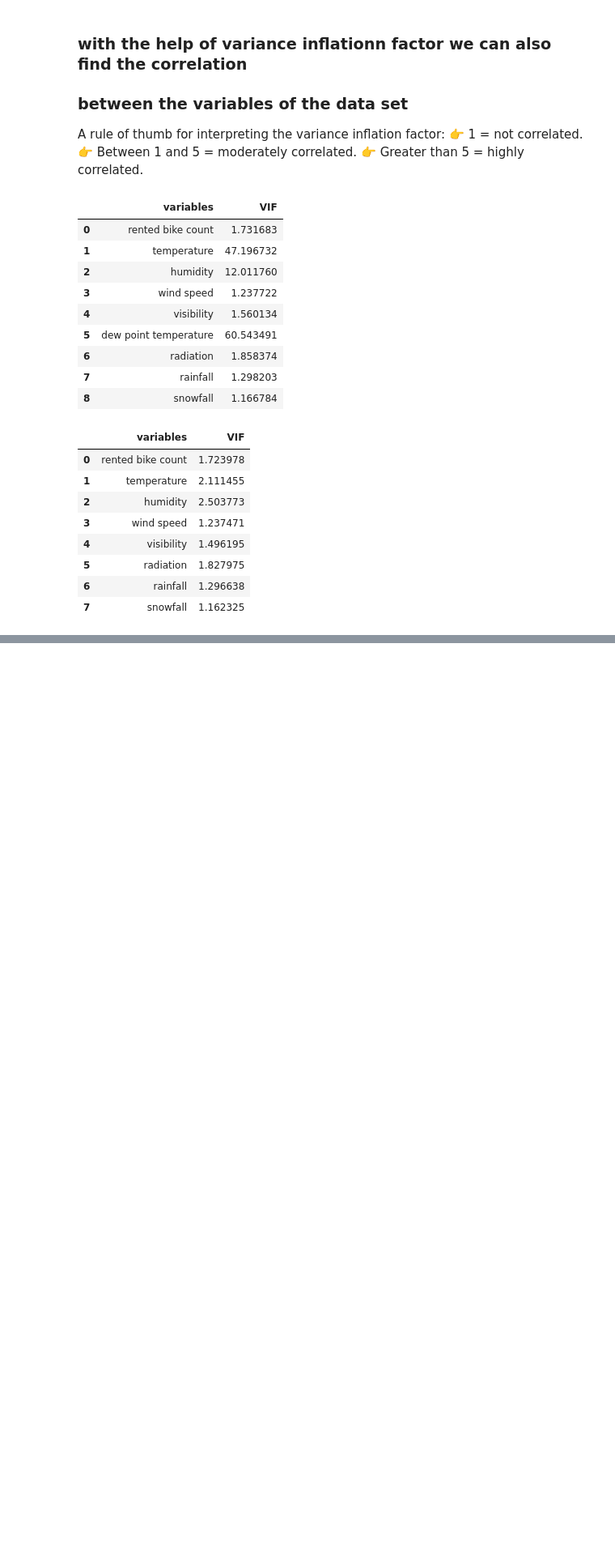
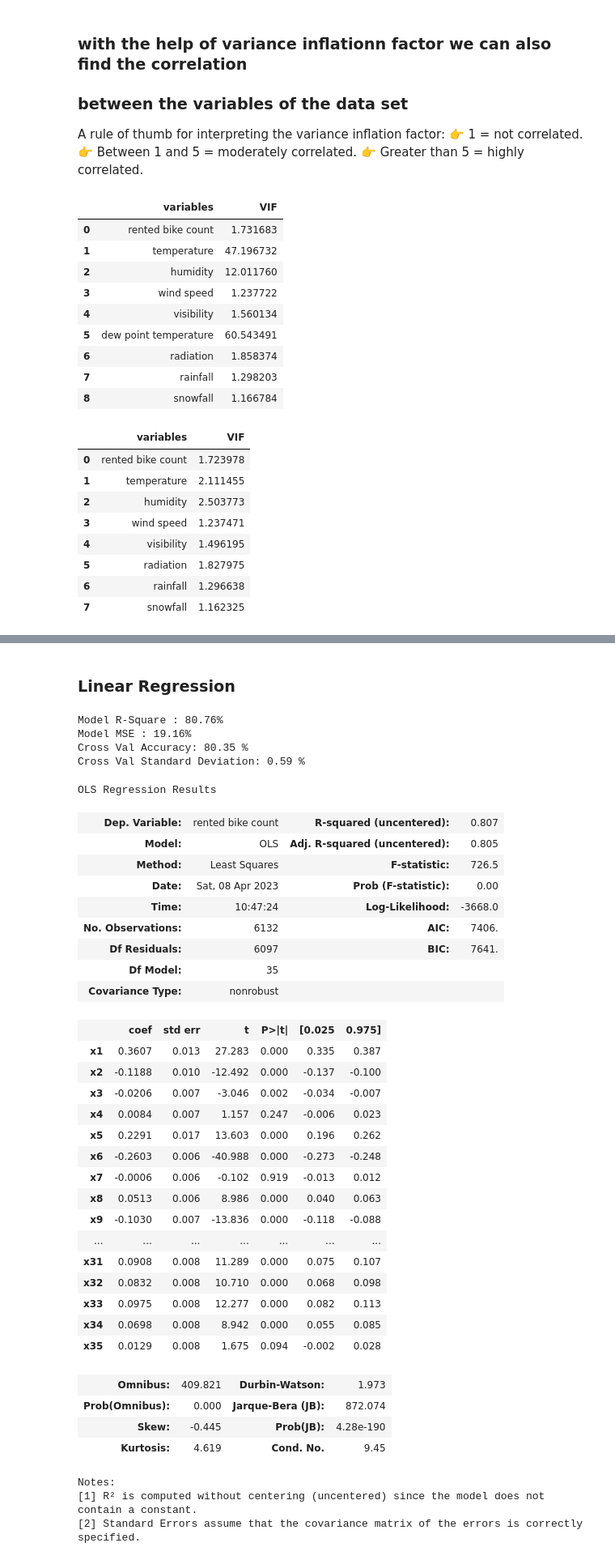
Before and after one commit to satyam-9/Rental_bike_count_prediction, a Jupyter notebook: Rental-bike-prediction.ipynb, the cells around one changed output, grey strips where cells are left out. Shown: that part at 81% size. Saved outputs shown, nothing was run; the diff lists cells and outputs as text; code cells hidden in the pictures; blank space fills up the shorter version.

```diff
--- a/Rental-bike-prediction.ipynb
+++ b/Rental-bike-prediction.ipynb
@@ -305,0 +346,3 @@ del X['dew point temperature'] #this feature is highly correlated
+# %%
+#splitting our dataset in 80% training and 20% testset
+X_train,X_test,y_train,y_test=train_test_split(X,y,test_size=0.30,random_state=0)
@@ -305,0 +374,17 @@ del X['dew point temperature'] #this feature is highly correlated
+# %% [markdown]
+### Linear Regression
+# %%
+model=LinearRegression()
+model.fit(X_train,y_train)
+y_pred=model.predict(X_test)
+print(f"Model R-Square : {r2_score(y_test,y_pred)*100:.2f}%")
+print(f"Model MSE : {mean_squared_error(y_test,y_pred)*100:.2f}%")
+accuracies = cross_val_score(estimator = model, X = X_train, y = y_train, cv = 5)
+print("Cross Val Accuracy: {:.2f} %".format(accuracies.mean()*100))
+print("Cross Val Standard Deviation: {:.2f} %".format(accuracies.std()*100))
+model_comparison['Linear Regression']=[r2_score(y_test,y_pred),mean_squared_error(y_test,y_pred),(accuracies.mean()),(accuracies.std())]
+# %% [output]
+Model R-Square : 80.76%
+Model MSE : 19.16%
+Cross Val Accuracy: 80.35 %
+Cross Val Standard Deviation: 0.59 %
@@ -305,0 +393,38 @@ del X['dew point temperature'] #this feature is highly correlated
+# %%
+import statsmodels.api as sm
+lin_reg=sm.OLS(y_train,X_train).fit()
+lin_reg.summary()
+# %% [output]
+OLS Regression Results
+| Dep. Variable: | rented bike count | R-squared (uncentered): | 0.807 |
+| Model: | OLS | Adj. R-squared (uncentered): | 0.805 |
+| Method: | Least Squares | F-statistic: | 726.5 |
+| Date: | Sat, 08 Apr 2023 | Prob (F-statistic): | 0.00 |
+| Time: | 10:47:24 | Log-Likelihood: | -3668.0 |
+| No. Observations: | 6132 | AIC: | 7406. |
+| Df Residuals: | 6097 | BIC: | 7641. |
+| Df Model: | 35 |  |  |
+| Covariance Type: | nonrobust |  |  |
+|  | coef | std err | t | P>|t| | [0.025 | 0.975] |
+| x1 | 0.3607 | 0.013 | 27.283 | 0.000 | 0.335 | 0.387 |
+| x2 | -0.1188 | 0.010 | -12.492 | 0.000 | -0.137 | -0.100 |
+| x3 | -0.0206 | 0.007 | -3.046 | 0.002 | -0.034 | -0.007 |
+| x4 | 0.0084 | 0.007 | 1.157 | 0.247 | -0.006 | 0.023 |
+| x5 | 0.2291 | 0.017 | 13.603 | 0.000 | 0.196 | 0.262 |
+| x6 | -0.2603 | 0.006 | -40.988 | 0.000 | -0.273 | -0.248 |
+| x7 | -0.0006 | 0.006 | -0.102 | 0.919 | -0.013 | 0.012 |
+| x8 | 0.0513 | 0.006 | 8.986 | 0.000 | 0.040 | 0.063 |
+| x9 | -0.1030 | 0.007 | -13.836 | 0.000 | -0.118 | -0.088 |
+| ... | ... | ... | ... | ... | ... | ... |
+| x31 | 0.0908 | 0.008 | 11.289 | 0.000 | 0.075 | 0.107 |
+| x32 | 0.0832 | 0.008 | 10.710 | 0.000 | 0.068 | 0.098 |
+| x33 | 0.0975 | 0.008 | 12.277 | 0.000 | 0.082 | 0.113 |
+| x34 | 0.0698 | 0.008 | 8.942 | 0.000 | 0.055 | 0.085 |
+| x35 | 0.0129 | 0.008 | 1.675 | 0.094 | -0.002 | 0.028 |
+| Omnibus: | 409.821 | Durbin-Watson: | 1.973 |
+| Prob(Omnibus): | 0.000 | Jarque-Bera (JB): | 872.074 |
+| Skew: | -0.445 | Prob(JB): | 4.28e-190 |
+| Kurtosis: | 4.619 | Cond. No. | 9.45 |
+Notes:
+[1] R² is computed without centering (uncentered) since the model does not contain a constant.
+[2] Standard Errors assume that the covariance matrix of the errors is correctly specified.
```
Also changed, not shown: parts of 44 cells of this notebook.
